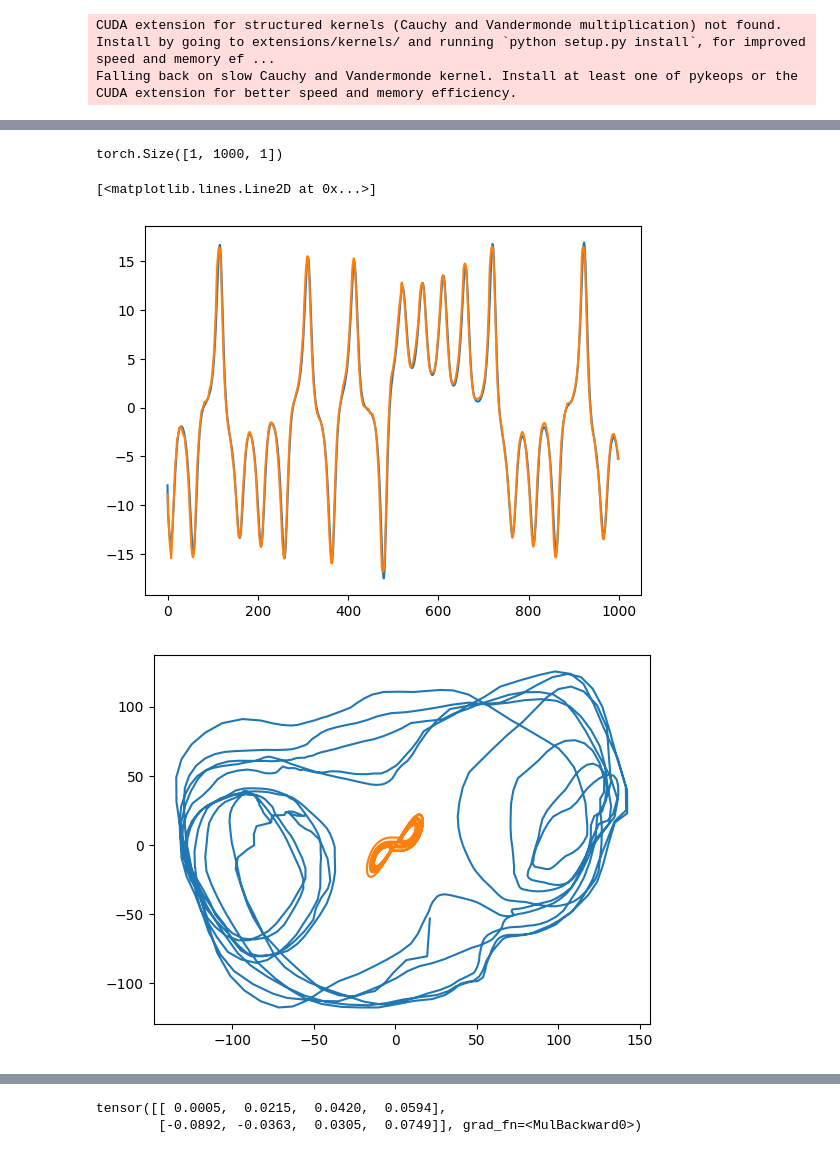
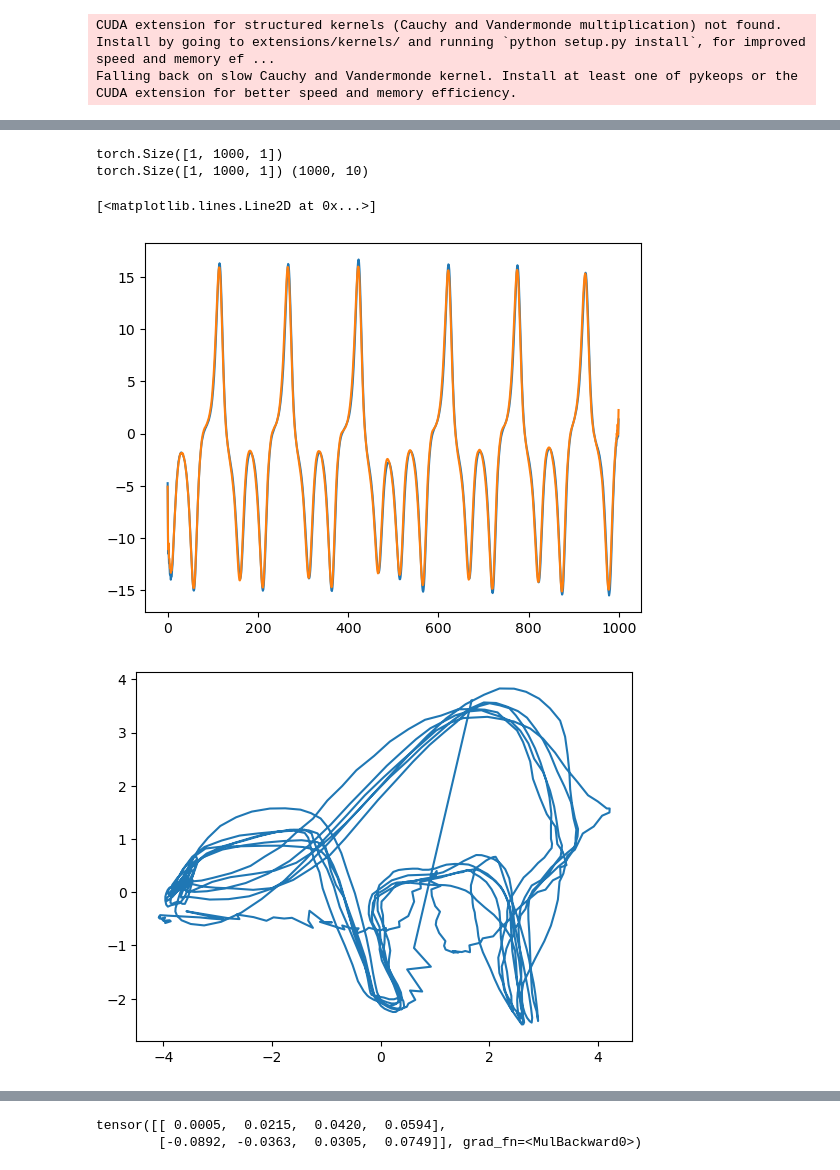
Before and after one commit to mitchellostrow/nn_delay_embeddings, a Jupyter notebook: notebooks/4-10-24 s4_test.ipynb, the cells around one changed output, grey strips where cells are left out. Drawn from its saved outputs; the diff is of its cells as text; code cells hidden in the pictures.

```diff
--- a/notebooks/4-10-24 s4_test.ipynb
+++ b/notebooks/4-10-24 s4_test.ipynb
@@ -42,11 +44,11 @@ class OfficialS4Minimal(nn.Module):
         self.mlp = nn.Sequential(
             nn.Linear(d_model,4*d_model),
             nn.ReLU(),
-            nn.Linear(4*d_model,d_model)
+            nn.Linear(4*d_model,d_output)
         )
 
     def forward(self,x):
-        # x = self.encoder(x)  # (B, L, d_input) -> (B, L, d_model)
+        x = self.encoder(x)  # (B, L, d_input) -> (B, L, d_model)
 
         x = x.transpose(-1, -2)  # (B, L, d_model) -> (B, d_model, L)
 
@@ -61,7 +63,7 @@ class OfficialS4Minimal(nn.Module):
         self.hiddens = z.transpose(-1, -2)  # (B, d_model, L) -> (B, L, d_model)
 
         # Residual connection
-        x = z #+ x
+        x = z + x
 
         if not self.prenorm:
             # Postnorm
@@ -70,7 +72,7 @@ class OfficialS4Minimal(nn.Module):
         x = x.transpose(-1, -2)
 
         # Decode the outputs
-        x = self.decoder(x)  # (B, d_model) -> (B, d_output)
+        x = self.mlp(x)  # (B, d_model) -> (B, d_output)
 
         return x, None
 # %%
@@ -112,0 +115,4 @@ plt.plot(np.cumsum(pca.explained_variance_ratio_))
+# %%
+from utils import make_dataset,train
+
+train_loader, val_loader, train_data, val_data = make_dataset(Lorenz,2000,10)
@@ -113,13 +122,17 @@ plt.plot(np.cumsum(pca.explained_variance_ratio_))
 # %%
-from utils import make_dataset,train
 from torch.optim import AdamW
 
-model = OfficialS4Minimal(1,1,100,1000,dropout=0.1,prenorm=False,diagonal=True)
-
-train_loader, val_loader, train_data, val_data = make_dataset(Lorenz,2000,100)
+model = OfficialS4Minimal(1,1,2,1000,dropout=0.1,prenorm=True,diagonal=True)
 
 #model,train_set,val_set,epochs,lr,optimizer,loss_fn,device
-model, train_loss, val_loss = train(model, train_loader, val_loader, 50, 1e-3,AdamW, nn.MSELoss(), 'cuda')
-plt.plot(train_loss)
-plt.plot(val_loss)
+all_train_loss = []
+all_val_loss = []
+for num_steps in [1,3,5,10]:
+    model, train_loss, val_loss = train(model, train_loader, val_loader, 50, 1e-2,AdamW, nn.MSELoss(), 'cuda',num_steps)
+    model, train_loss, val_loss = train(model, train_loader, val_loader, 50, 1e-3,AdamW, nn.MSELoss(), 'cuda',num_steps)
+    all_train_loss.extend(train_loss)
+    all_val_loss.extend(val_loss)
+
+plt.plot(all_train_loss)
+plt.plot(all_val_loss)
 # %% [output]
@@ -127,28 +194,29 @@ plt.plot(val_loss)
 # %%
 data = torch.tensor(sol[np.newaxis,:,:1]).float().cuda()
 print(data.size())
 plt.figure()
 plt.plot(data[0,:,0].cpu())
 
 
 out,_ = model(data)
 hidden = model.hiddens.detach().cpu().numpy().squeeze()
-out.shape, hidden.shape
+print(out.shape, hidden.shape)
 plt.plot(out.detach().cpu().numpy()[0,:,0])
 
 #run pca on the hidden states
 from sklearn.decomposition import PCA
 pca = PCA(n_components=2)
 pca.fit(hidden)
 hidden_pca = pca.transform(hidden)
 plt.figure()
 plt.plot(hidden_pca[:,0],hidden_pca[:,1],label="reconstructed w PCA")
-plt.plot(sol[:,0],sol[:,1],label="original")
+# plt.plot(sol[:,0],sol[:,1],label="original")
 plt.figure()
 #plot evr
 plt.plot(np.cumsum(pca.explained_variance_ratio_))
 # %% [output]
 torch.Size([1, 1000, 1])
+torch.Size([1, 1000, 1]) (1000, 10)
 [<matplotlib.lines.Line2D at 0x...>]
-[figure, old version]
+[figure, new version]
-[figure, old version]
+[figure, new version]
```
Also changed, not shown: parts of 7 cells of this notebook, 5 other files.
